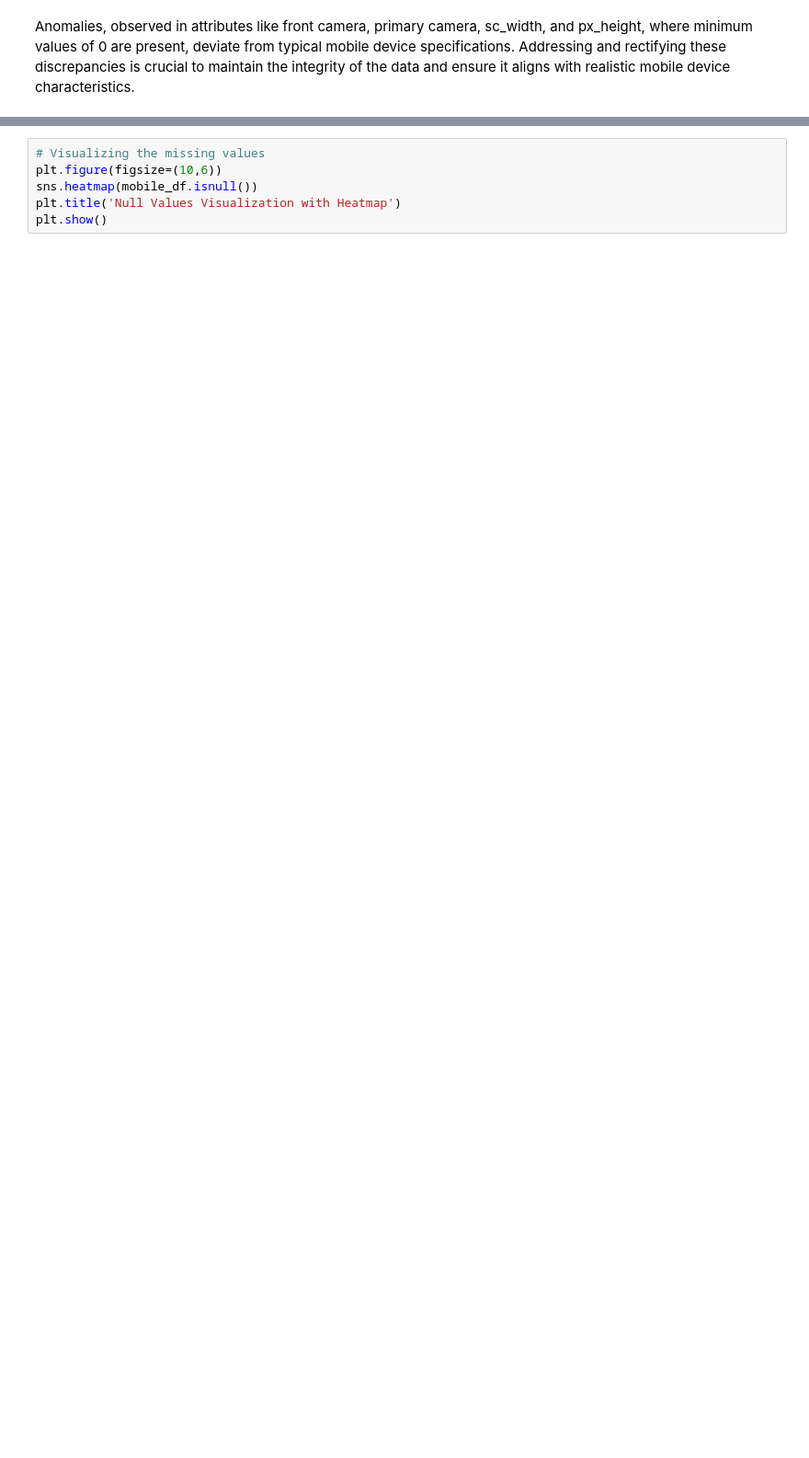
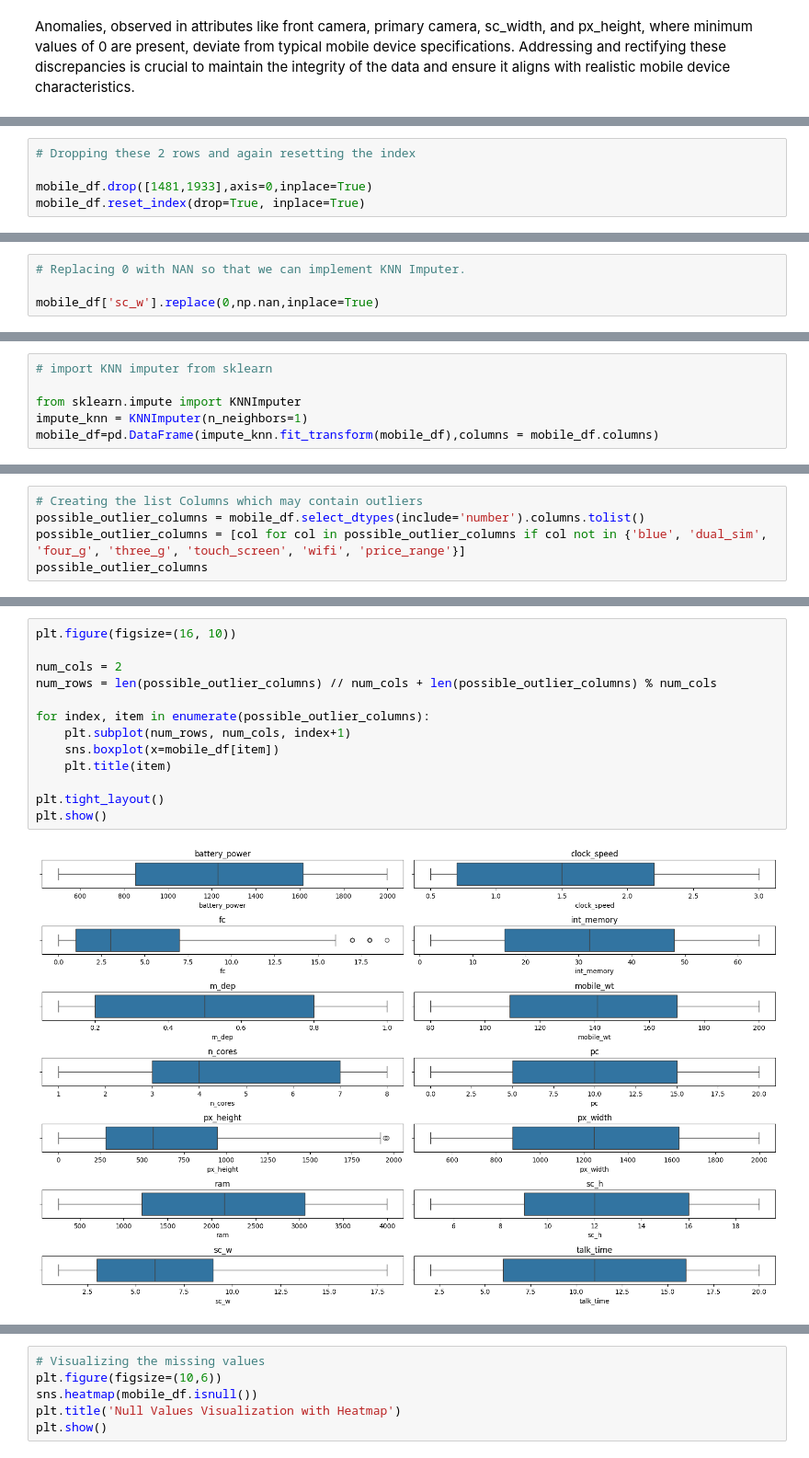
Before and after one commit to meabhaykr/Mobile-Price-Range-Prediction, a Jupyter notebook: Mobile_Price_Range_Prediction.ipynb, the cells around one changed output, grey strips where cells are left out. Shown at 92% size. Drawn from its saved outputs; the diff is of its cells as text; blank space fills up the shorter version.

```diff
--- a/Mobile_Price_Range_Prediction.ipynb
+++ b/Mobile_Price_Range_Prediction.ipynb
@@ -158,0 +233,5 @@ Anomalies, observed in attributes like front camera, primary camera, sc_width, a
+# %%
+# Dropping these 2 rows and again resetting the index
+
+mobile_df.drop([1481,1933],axis=0,inplace=True)
+mobile_df.reset_index(drop=True, inplace=True)
@@ -158,0 +248,4 @@ Anomalies, observed in attributes like front camera, primary camera, sc_width, a
+# %%
+# Replacing 0 with NAN so that we can implement KNN Imputer.
+
+mobile_df['sc_w'].replace(0,np.nan,inplace=True)
@@ -158,0 +254,6 @@ Anomalies, observed in attributes like front camera, primary camera, sc_width, a
+# %%
+# import KNN imputer from sklearn
+
+from sklearn.impute import KNNImputer
+impute_knn = KNNImputer(n_neighbors=1)
+mobile_df=pd.DataFrame(impute_knn.fit_transform(mobile_df),columns = mobile_df.columns)
@@ -158,0 +276,5 @@ Anomalies, observed in attributes like front camera, primary camera, sc_width, a
+# %%
+# Creating the list Columns which may contain outliers
+possible_outlier_columns = mobile_df.select_dtypes(include='number').columns.tolist()
+possible_outlier_columns = [col for col in possible_outlier_columns if col not in {'blue', 'dual_sim', 'four_g', 'three_g', 'touch_screen', 'wifi', 'price_range'}]
+possible_outlier_columns
@@ -158,0 +296,15 @@ Anomalies, observed in attributes like front camera, primary camera, sc_width, a
+# %%
+plt.figure(figsize=(16, 10))
+
+num_cols = 2
+num_rows = len(possible_outlier_columns) // num_cols + len(possible_outlier_columns) % num_cols
+
+for index, item in enumerate(possible_outlier_columns):
+    plt.subplot(num_rows, num_cols, index+1)
+    sns.boxplot(x=mobile_df[item])
+    plt.title(item)
+
+plt.tight_layout()
+plt.show()
+# %% [output]
+[figure, added]
```
Also changed, not shown: parts of 41 cells of this notebook.
